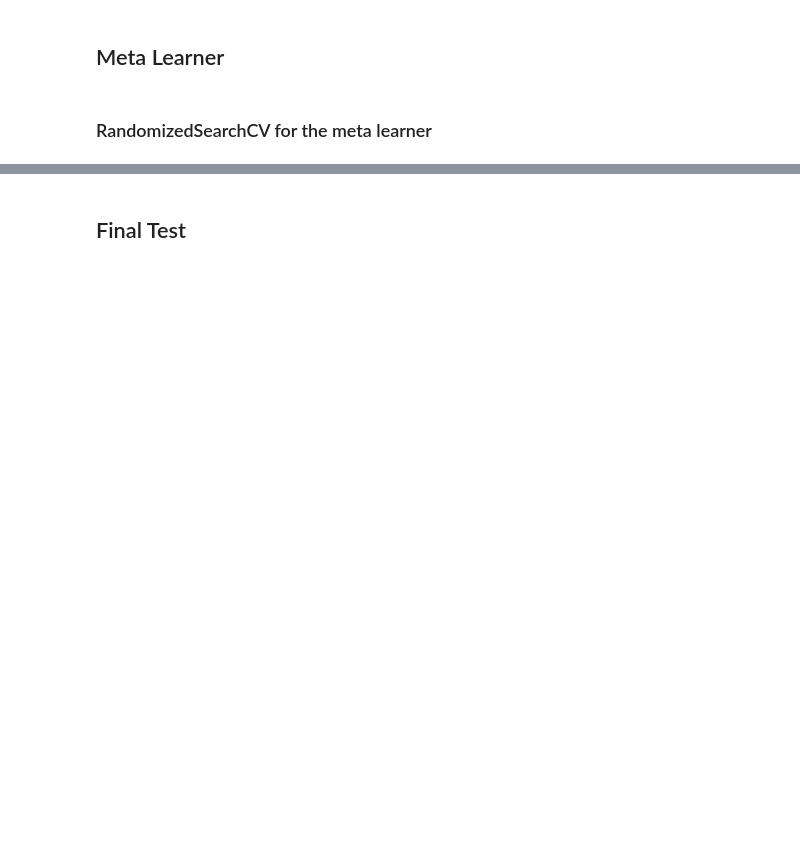
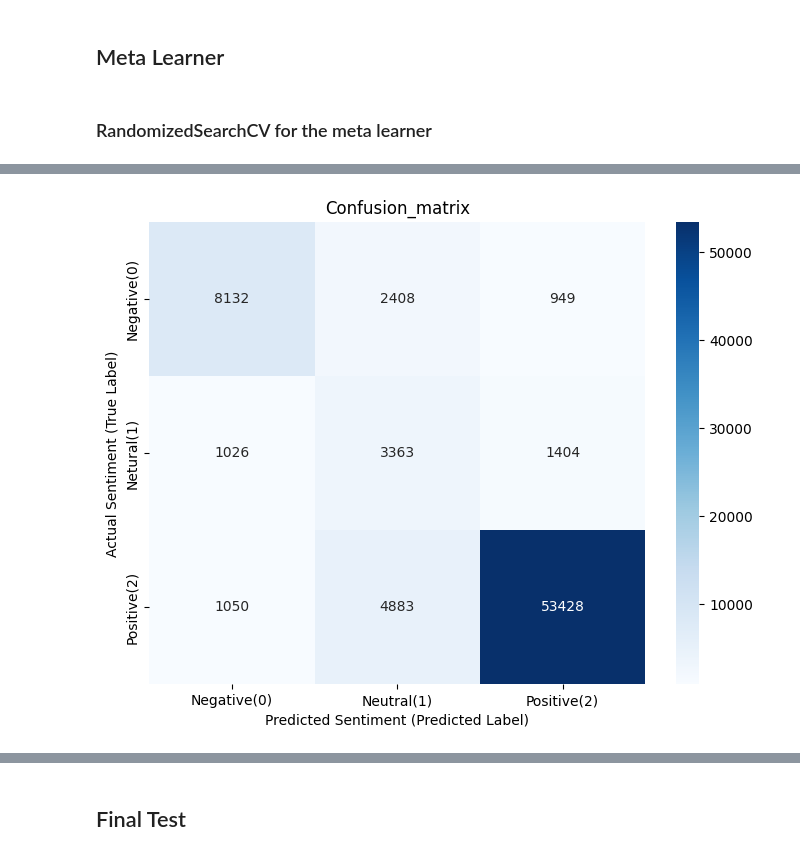
Before and after one commit to Mahaselvi/amazon-fine-foods-sentiment, a Jupyter notebook: Amazon_reviews.ipynb, the cells around one changed output, grey strips where cells are left out. Saved outputs shown, nothing was run; the diff lists cells and outputs as text; code cells hidden in the pictures; blank space fills up the shorter version.

```diff
--- a/Amazon_reviews.ipynb
+++ b/Amazon_reviews.ipynb
@@ -390,0 +364,22 @@ Best Meta Learner parameters: {'C': 10}
+# %%
+test_probs=stack_clf.predict_proba(x_test_tfidf)
+refined_preds=[]
+threshold_class_0=0.55
+threshold_class_1=0.38
+for probs in test_probs:
+  pred_class=np.argmax(probs)
+  max_prob=probs[pred_class]
+  if pred_class == 1 and max_prob < threshold_class_1:
+        temp_probs = probs.copy()
+        temp_probs[pred_class] = -1  # Drop weak neutral guess
+        runner_up_class = np.argmax(temp_probs)
+        refined_preds.append(runner_up_class)
+  elif pred_class == 0 and max_prob < threshold_class_0:
+        temp_probs = probs.copy()
+        temp_probs[pred_class] = -1
+        runner_up_class = np.argmax(temp_probs)
+        refined_preds.append(runner_up_class)
+  else:
+      refined_preds.append(pred_class)
+refined_preds=np.array(refined_preds)
+print("Dynamic Fallback Ensemble Report:\n",classification_report(y_test,refined_preds))
@@ -390,0 +397,13 @@ Best Meta Learner parameters: {'C': 10}
+# %%
+cm=confusion_matrix(y_test,refined_preds)
+plt.figure(figsize=(8,6))
+sns.heatmap(cm,annot=True,fmt='d',cmap='Blues',
+            xticklabels=['Negative(0)','Neutral(1)','Positive(2)'],
+            yticklabels=['Negative(0)','Netural(1)','Positive(2)']
+            )
+plt.title("Confusion_matrix")
+plt.ylabel('Actual Sentiment (True Label)')
+plt.xlabel('Predicted Sentiment (Predicted Label)')
+plt.show()
+# %% [output]
+[figure, added]
```
Also changed, not shown: parts of 15 cells of this notebook.
